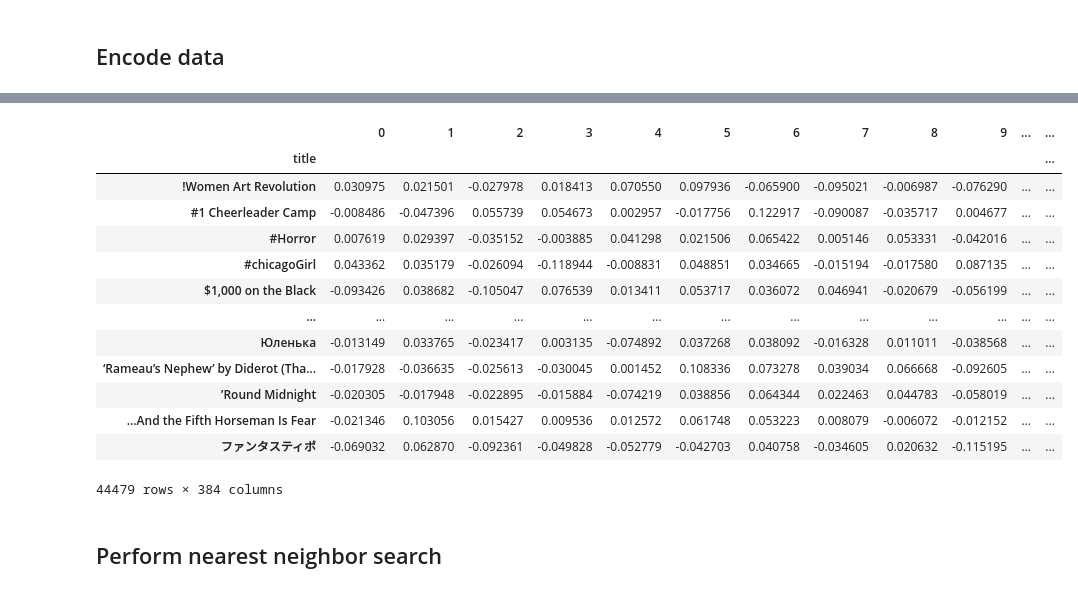
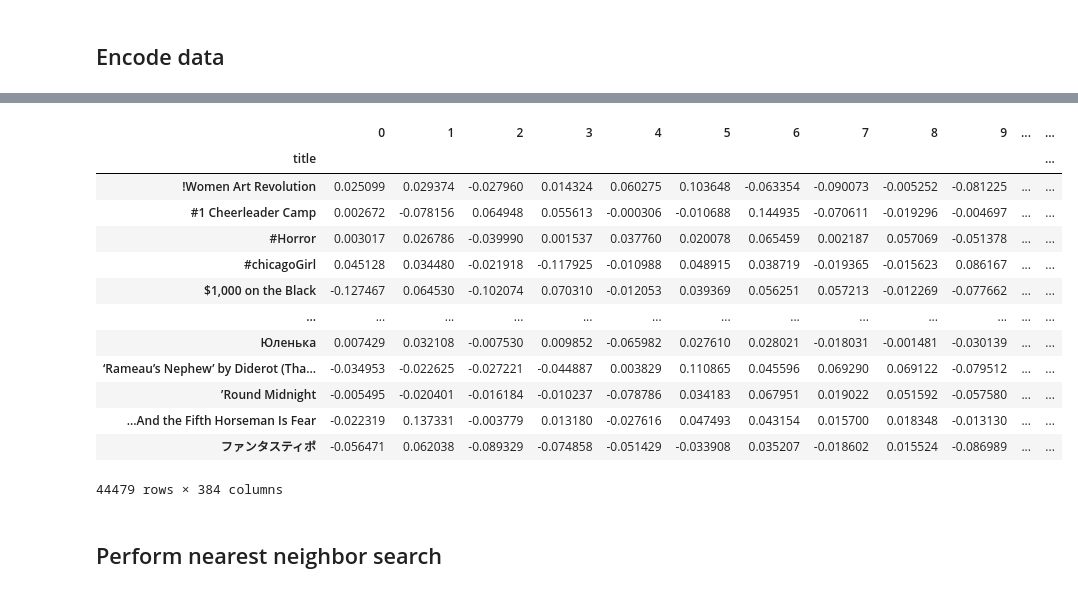
Before and after one commit to imkaywu/notebooks, a Jupyter notebook: movie_text_match.ipynb, the cells around one changed output, grey strips where cells are left out. Saved outputs shown, nothing was run; the diff lists cells and outputs as text; code cells hidden in the pictures.

```diff
--- a/movie_text_match.ipynb
+++ b/movie_text_match.ipynb
@@ -36,6 +36,7 @@ import pandas as pd
 df = pd.read_csv('movie_dataset/movies_metadata.csv')
 # %%
 df = df[~df.title.isnull()]
+df = df[~df.original_title.isnull()]
 df = df[~df.overview.isnull()]
 df = df.sort_values('title').reset_index(drop=True)
 df['lev'] = None
@@ -179,34 +180,34 @@ Successfully installed sentence-transformers-2.2.2 sentencepiece-0.1.99
 # %%
 from tqdm import tqdm
 from sentence_transformers import SentenceTransformer, util
 import numpy as np
 
 tqdm.pandas()
 
 model = SentenceTransformer('all-MiniLM-L6-v2')
 
 df_ = df.copy()
-df_['desc'] = df_['title'] + ': ' + df_['overview']
+df_['desc'] = df_['original_title'] + ", " + df_['title'] + ': ' + df_['overview']
 df_['desc'] = df_['desc'].progress_apply(lambda x : model.encode(x))
 df_index = df_.pop('title')
 df_ = df_[['desc']]
 df_ = pd.DataFrame(np.column_stack(list(zip(*df_.values))))
 df_.index = df_index
 df_
 # %% [output]
 |  | 0 | 1 | 2 | 3 | 4 | 5 | 6 | 7 | 8 | 9 | ... | ... |
 | title |  |  |  |  |  |  |  |  |  |  |  | ... |
-| !Women Art Revolution | 0.030975 | 0.021501 | -0.027978 | 0.018413 | 0.070550 | 0.097936 | -0.065900 | -0.095021 | -0.006987 | -0.076290 | ... | ... |
-| #1 Cheerleader Camp | -0.008486 | -0.047396 | 0.055739 | 0.054673 | 0.002957 | -0.017756 | 0.122917 | -0.090087 | -0.035717 | 0.004677 | ... | ... |
-| #Horror | 0.007619 | 0.029397 | -0.035152 | -0.003885 | 0.041298 | 0.021506 | 0.065422 | 0.005146 | 0.053331 | -0.042016 | ... | ... |
-| #chicagoGirl | 0.043362 | 0.035179 | -0.026094 | -0.118944 | -0.008831 | 0.048851 | 0.034665 | -0.015194 | -0.017580 | 0.087135 | ... | ... |
-| $1,000 on the Black | -0.093426 | 0.038682 | -0.105047 | 0.076539 | 0.013411 | 0.053717 | 0.036072 | 0.046941 | -0.020679 | -0.056199 | ... | ... |
+| !Women Art Revolution | 0.025099 | 0.029374 | -0.027960 | 0.014324 | 0.060275 | 0.103648 | -0.063354 | -0.090073 | -0.005252 | -0.081225 | ... | ... |
+| #1 Cheerleader Camp | 0.002672 | -0.078156 | 0.064948 | 0.055613 | -0.000306 | -0.010688 | 0.144935 | -0.070611 | -0.019296 | -0.004697 | ... | ... |
+| #Horror | 0.003017 | 0.026786 | -0.039990 | 0.001537 | 0.037760 | 0.020078 | 0.065459 | 0.002187 | 0.057069 | -0.051378 | ... | ... |
+| #chicagoGirl | 0.045128 | 0.034480 | -0.021918 | -0.117925 | -0.010988 | 0.048915 | 0.038719 | -0.019365 | -0.015623 | 0.086167 | ... | ... |
+| $1,000 on the Black | -0.127467 | 0.064530 | -0.102074 | 0.070310 | -0.012053 | 0.039369 | 0.056251 | 0.057213 | -0.012269 | -0.077662 | ... | ... |
 | ... | ... | ... | ... | ... | ... | ... | ... | ... | ... | ... | ... | ... |
-| Юленька | -0.013149 | 0.033765 | -0.023417 | 0.003135 | -0.074892 | 0.037268 | 0.038092 | -0.016328 | 0.011011 | -0.038568 | ... | ... |
-| ‘Rameau’s Nephew’ by Diderot (Tha... | -0.017928 | -0.036635 | -0.025613 | -0.030045 | 0.001452 | 0.108336 | 0.073278 | 0.039034 | 0.066668 | -0.092605 | ... | ... |
-| ’Round Midnight | -0.020305 | -0.017948 | -0.022895 | -0.015884 | -0.074219 | 0.038856 | 0.064344 | 0.022463 | 0.044783 | -0.058019 | ... | ... |
-| …And the Fifth Horseman Is Fear | -0.021346 | 0.103056 | 0.015427 | 0.009536 | 0.012572 | 0.061748 | 0.053223 | 0.008079 | -0.006072 | -0.012152 | ... | ... |
-| ファンタスティポ | -0.069032 | 0.062870 | -0.092361 | -0.049828 | -0.052779 | -0.042703 | 0.040758 | -0.034605 | 0.020632 | -0.115195 | ... | ... |
+| Юленька | 0.007429 | 0.032108 | -0.007530 | 0.009852 | -0.065982 | 0.027610 | 0.028021 | -0.018031 | -0.001481 | -0.030139 | ... | ... |
+| ‘Rameau’s Nephew’ by Diderot (Tha... | -0.034953 | -0.022625 | -0.027221 | -0.044887 | 0.003829 | 0.110865 | 0.045596 | 0.069290 | 0.069122 | -0.079512 | ... | ... |
+| ’Round Midnight | -0.005495 | -0.020401 | -0.016184 | -0.010237 | -0.078786 | 0.034183 | 0.067951 | 0.019022 | 0.051592 | -0.057580 | ... | ... |
+| …And the Fifth Horseman Is Fear | -0.022319 | 0.137331 | -0.003779 | 0.013180 | -0.027616 | 0.047493 | 0.043154 | 0.015700 | 0.018348 | -0.013130 | ... | ... |
+| ファンタスティポ | -0.056471 | 0.062038 | -0.089329 | -0.074858 | -0.051429 | -0.033908 | 0.035207 | -0.018602 | 0.015524 | -0.086989 | ... | ... |
 44479 rows × 384 columns
 # %%
 df_.to_csv('movie_dataset/movies_metadata_dedup_encoded.csv')
```
Also changed, not shown: parts of 11 cells of this notebook.
